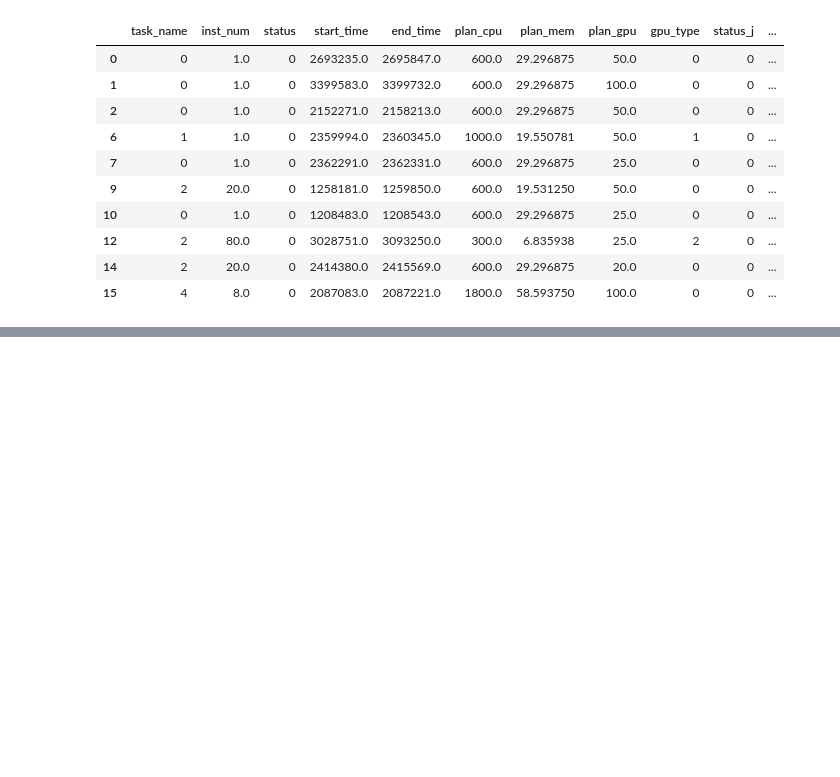
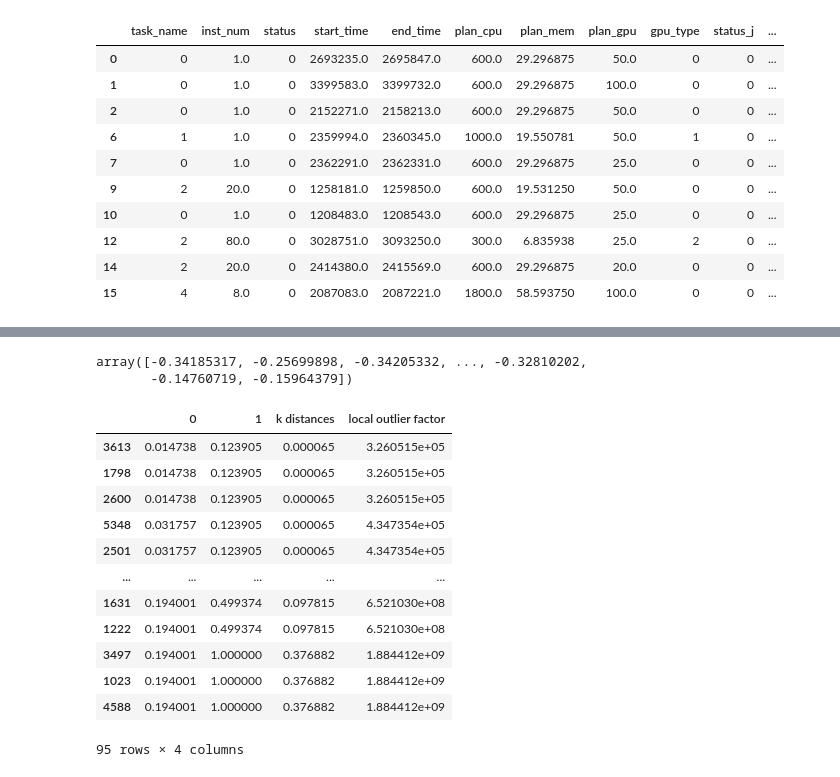
Before and after one commit to lizonglingo/clusterdate-trace-alibaba, a Jupyter notebook: outlier.ipynb, the cells around one changed output, grey strips where cells are left out. Drawn from its saved outputs; the diff is of its cells as text; code cells hidden in the pictures; blank space fills up the shorter version.

```diff
--- a/outlier.ipynb
+++ b/outlier.ipynb
@@ -315,0 +413,5 @@ dfa.head(10)
+# %%
+-clf.decision_function(dfa)
+# %% [output]
+array([-0.34185317, -0.25699898, -0.34205332, ..., -0.32810202,
+       -0.14760719, -0.15964379])
@@ -315,0 +469,18 @@ dfa.head(10)
+# %%
+# 获取任务密度，取第5邻域，阈值为2（LOF大于2认为是离群值）
+outliers1, inliers1 = lof(A, k=5, method = 10000)
+outliers1
+# %% [output]
+|  | 0 | 1 | k distances | local outlier factor |
+| 3613 | 0.014738 | 0.123905 | 0.000065 | 3.260515e+05 |
+| 1798 | 0.014738 | 0.123905 | 0.000065 | 3.260515e+05 |
+| 2600 | 0.014738 | 0.123905 | 0.000065 | 3.260515e+05 |
+| 5348 | 0.031757 | 0.123905 | 0.000065 | 4.347354e+05 |
+| 2501 | 0.031757 | 0.123905 | 0.000065 | 4.347354e+05 |
+| ... | ... | ... | ... | ... |
+| 1631 | 0.194001 | 0.499374 | 0.097815 | 6.521030e+08 |
+| 1222 | 0.194001 | 0.499374 | 0.097815 | 6.521030e+08 |
+| 3497 | 0.194001 | 1.000000 | 0.376882 | 1.884412e+09 |
+| 1023 | 0.194001 | 1.000000 | 0.376882 | 1.884412e+09 |
+| 4588 | 0.194001 | 1.000000 | 0.376882 | 1.884412e+09 |
+95 rows × 4 columns
```
Also changed, not shown: parts of 16 cells of this notebook, 1 other file.
